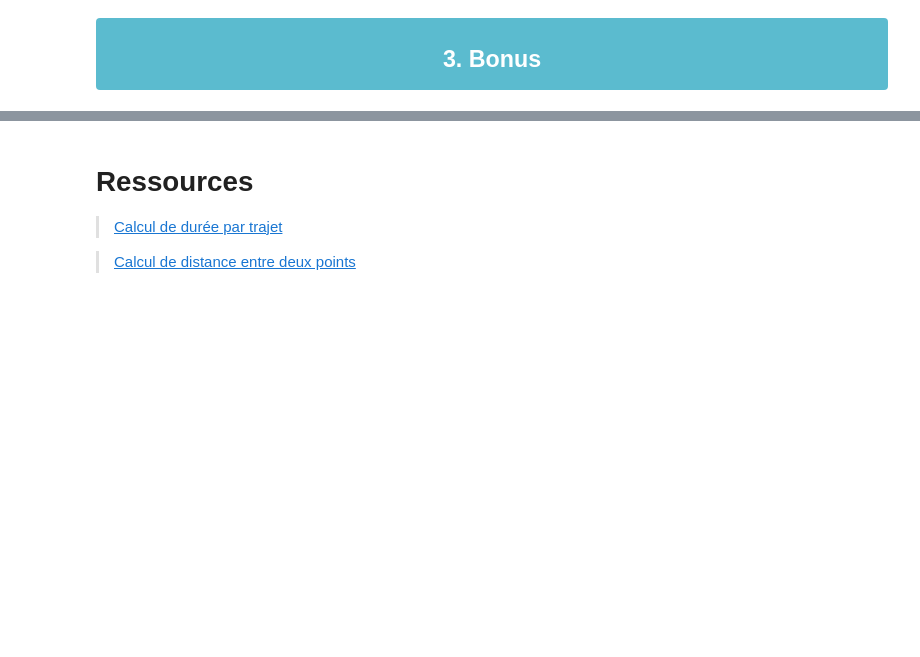
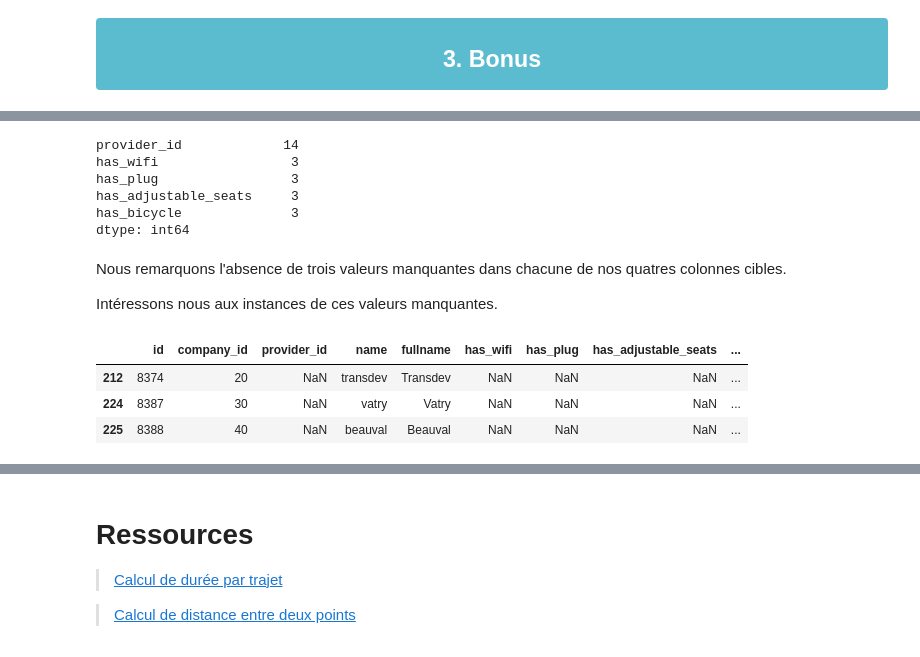
Before and after one commit to bchryzal/Tictactrip, a Jupyter notebook: tictactrip-crunching-machine-learning.ipynb, the cells around one changed output, grey strips where cells are left out. Cells and saved outputs as stored; diff of their text form; code cells hidden in the pictures; blank space fills up the shorter version.

```diff
--- a/tictactrip-crunching-machine-learning.ipynb
+++ b/tictactrip-crunching-machine-learning.ipynb
@@ -594,0 +596,23 @@ Il est tout à fait normal de reporter les observations suivants :
+# %%
+# Les colonnes des valeurs manquantes
+MISSING_COL = [col for col in providers.columns.to_list() if providers[col].isna().any()]
+providers[MISSING_COL].isna().sum()
+# %% [output]
+provider_id             14
+has_wifi                 3
+has_plug                 3
+has_adjustable_seats     3
+has_bicycle              3
+dtype: int64
+# %% [markdown]
+Nous remarquons l'absence de trois valeurs manquantes dans chacune de nos quatres colonnes cibles.
+
+Intéressons nous aux instances de ces valeurs manquantes.
+# %%
+# Les instances pour lesquelles des valeurs manques
+providers[providers.has_plug.isna()]
+# %% [output]
+|  | id | company_id | provider_id | name | fullname | has_wifi | has_plug | has_adjustable_seats | ... |
+| 212 | 8374 | 20 | NaN | transdev | Transdev | NaN | NaN | NaN | ... |
+| 224 | 8387 | 30 | NaN | vatry | Vatry | NaN | NaN | NaN | ... |
+| 225 | 8388 | 40 | NaN | beauval | Beauval | NaN | NaN | NaN | ... |
```
Also changed, not shown: parts of 22 cells of this notebook.
